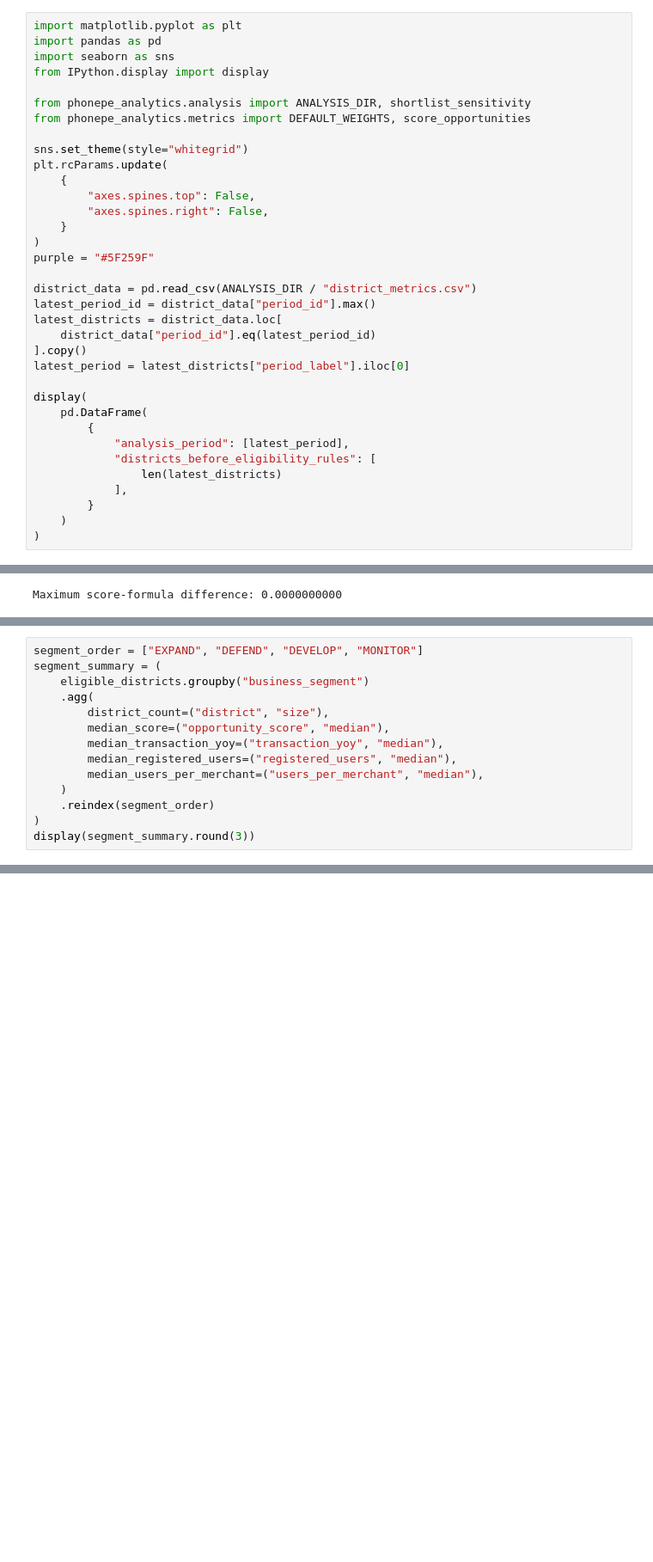
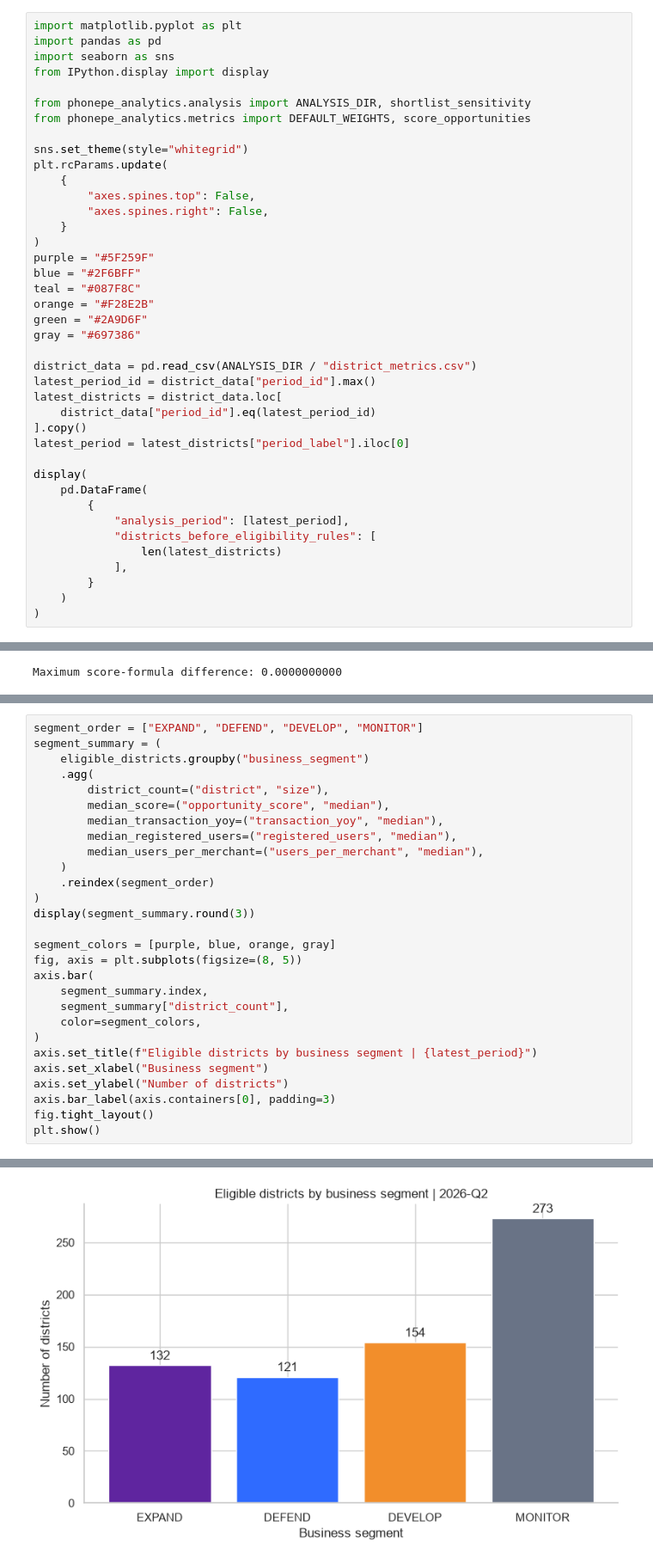
Before and after one commit to Rabilkhan786/PhonePay_Analysis, a Jupyter notebook: notebooks/04_opportunity_analysis.ipynb, the cells around one changed output, grey strips where cells are left out. Shown at 86% size. Saved outputs shown, nothing was run; the diff lists cells and outputs as text; blank space fills up the shorter version.

```diff
--- a/notebooks/04_opportunity_analysis.ipynb
+++ b/notebooks/04_opportunity_analysis.ipynb
@@ -23,6 +25,11 @@ plt.rcParams.update(
     }
 )
 purple = "#5F259F"
+blue = "#2F6BFF"
+teal = "#087F8C"
+orange = "#F28E2B"
+green = "#2A9D6F"
+gray = "#697386"
 
 district_data = pd.read_csv(ANALYSIS_DIR / "district_metrics.csv")
 latest_period_id = district_data["period_id"].max()
@@ -352,24 +396,39 @@ The labels describe relative analytical positions. They do not establish market
 # %%
 segment_order = ["EXPAND", "DEFEND", "DEVELOP", "MONITOR"]
 segment_summary = (
     eligible_districts.groupby("business_segment")
     .agg(
         district_count=("district", "size"),
         median_score=("opportunity_score", "median"),
         median_transaction_yoy=("transaction_yoy", "median"),
         median_registered_users=("registered_users", "median"),
         median_users_per_merchant=("users_per_merchant", "median"),
     )
     .reindex(segment_order)
 )
 display(segment_summary.round(3))
+
+segment_colors = [purple, blue, orange, gray]
+fig, axis = plt.subplots(figsize=(8, 5))
+axis.bar(
+    segment_summary.index,
+    segment_summary["district_count"],
+    color=segment_colors,
+)
+axis.set_title(f"Eligible districts by business segment | {latest_period}")
+axis.set_xlabel("Business segment")
+axis.set_ylabel("Number of districts")
+axis.bar_label(axis.containers[0], padding=3)
+fig.tight_layout()
+plt.show()
 # %% [output]
 |  | district_count | median_score | median_transaction_yoy | median_registered_users | ... |
 | business_segment |  |  |  |  | ... |
 | EXPAND | 132 | 68.678 | 0.280 | 850884.5 | ... |
 | DEFEND | 121 | 46.495 | 0.245 | 1843408.0 | ... |
 | DEVELOP | 154 | 54.750 | 0.258 | 570962.5 | ... |
 | MONITOR | 273 | 39.411 | 0.226 | 528271.0 | ... |
+[figure, added]
 # %% [markdown]
 ### Insight
 
```
Also changed, not shown: parts of 18 cells of this notebook, 3 other files.
